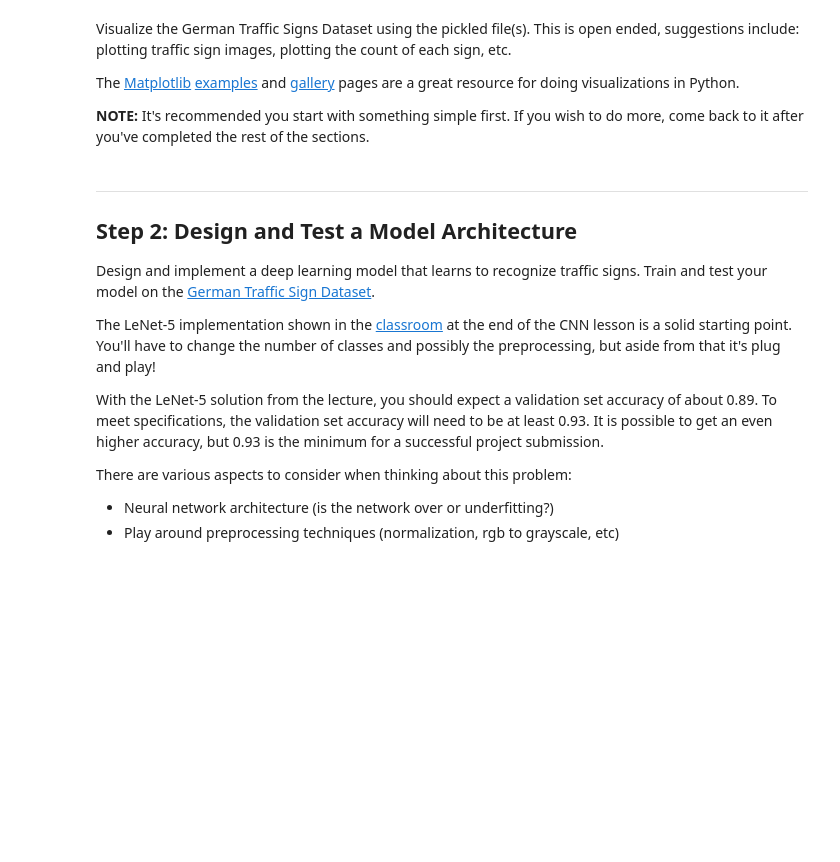
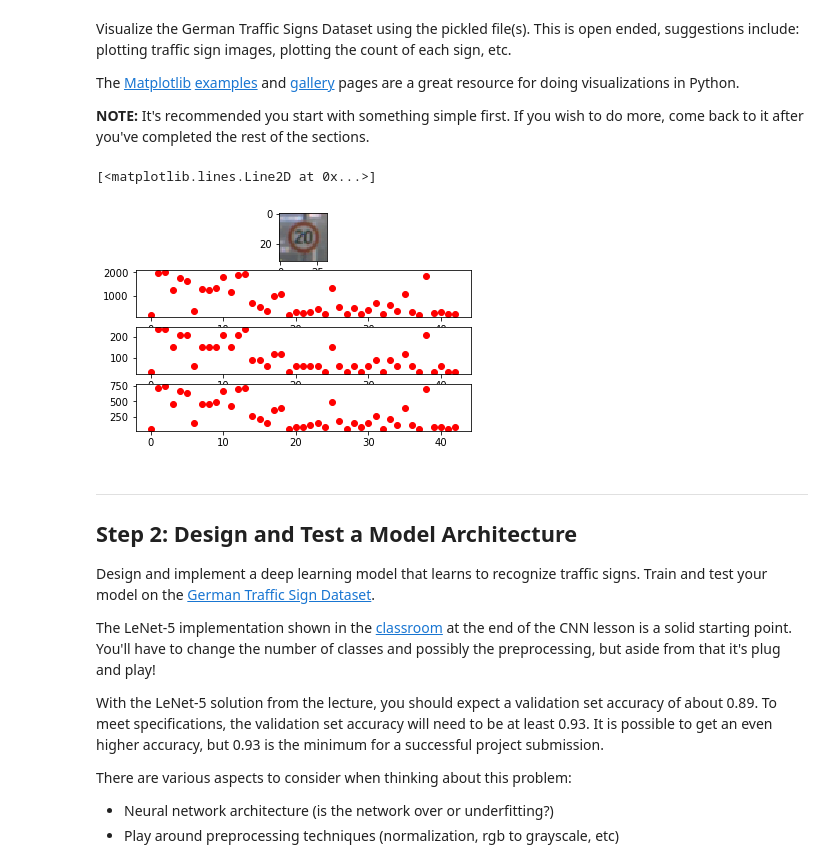
Before and after one commit to riczhao/CarND-Traffic-Sign-Classifier-Project, a Jupyter notebook: Traffic_Sign_Classifier.ipynb, the cells around one changed output. Cells and saved outputs as stored; diff of their text form; code cells hidden in the pictures; blank space fills up the shorter version.

```diff
--- a/Traffic_Sign_Classifier.ipynb
+++ b/Traffic_Sign_Classifier.ipynb
@@ -87,20 +94,23 @@ The [Matplotlib](http://matplotlib.org/) [examples](http://matplotlib.org/exampl
 # %%
 ### Data exploration visualization code goes here.
 ### Feel free to use as many code cells as needed.
 import matplotlib.pyplot as plt
 # Visualizations will be shown in the notebook.
 %matplotlib inline
 plt.subplot(411)
-plt.imshow(X_train[1000])
+plt.imshow(X_train[10000])
 uniq, count = np.unique(y_train, return_counts=True)
 plt.subplot(412)
 plt.plot(uniq, count, 'ro')
 uniq, count = np.unique(y_valid, return_counts=True)
 plt.subplot(413)
 plt.plot(uniq, count, 'ro')
 uniq, count = np.unique(y_test, return_counts=True)
 plt.subplot(414)
 plt.plot(uniq, count, 'ro')
+# %% [output]
+[<matplotlib.lines.Line2D at 0x...>]
+[figure, added]
 # %% [markdown]
 ----
 
```
Also changed, not shown: parts of 15 cells of this notebook.
